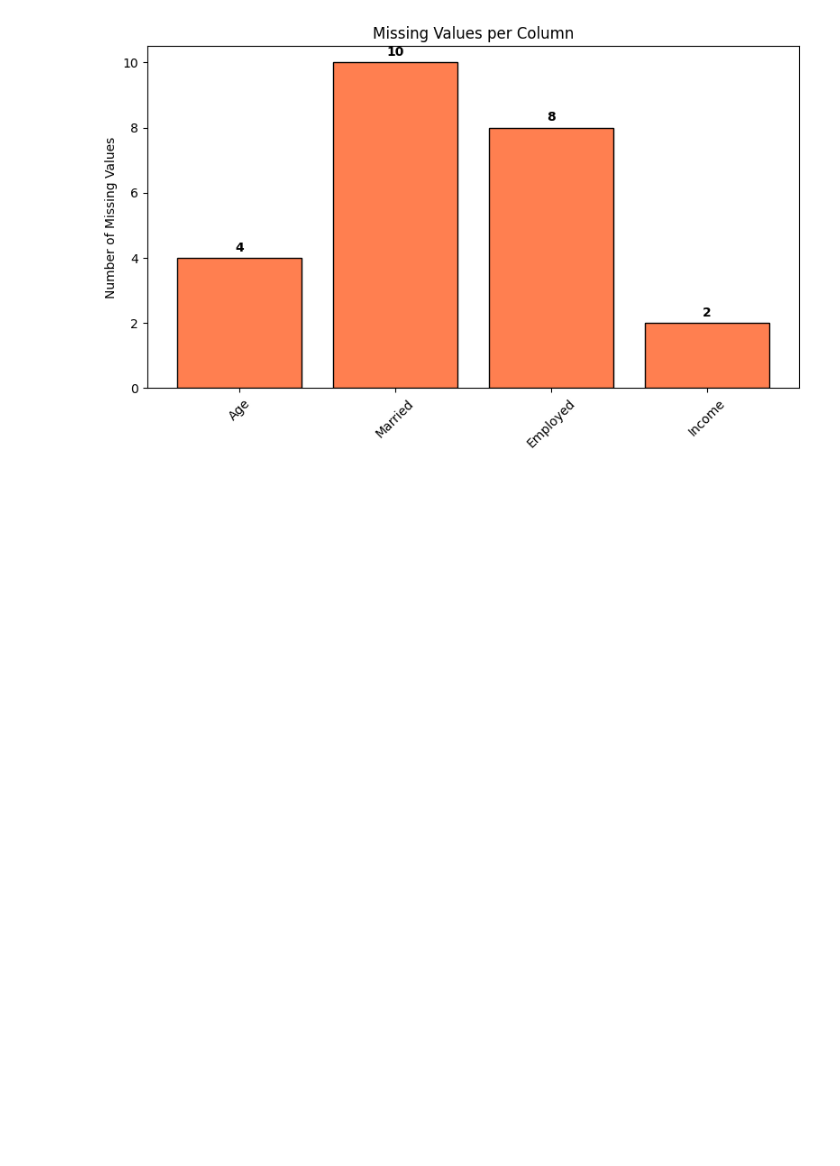
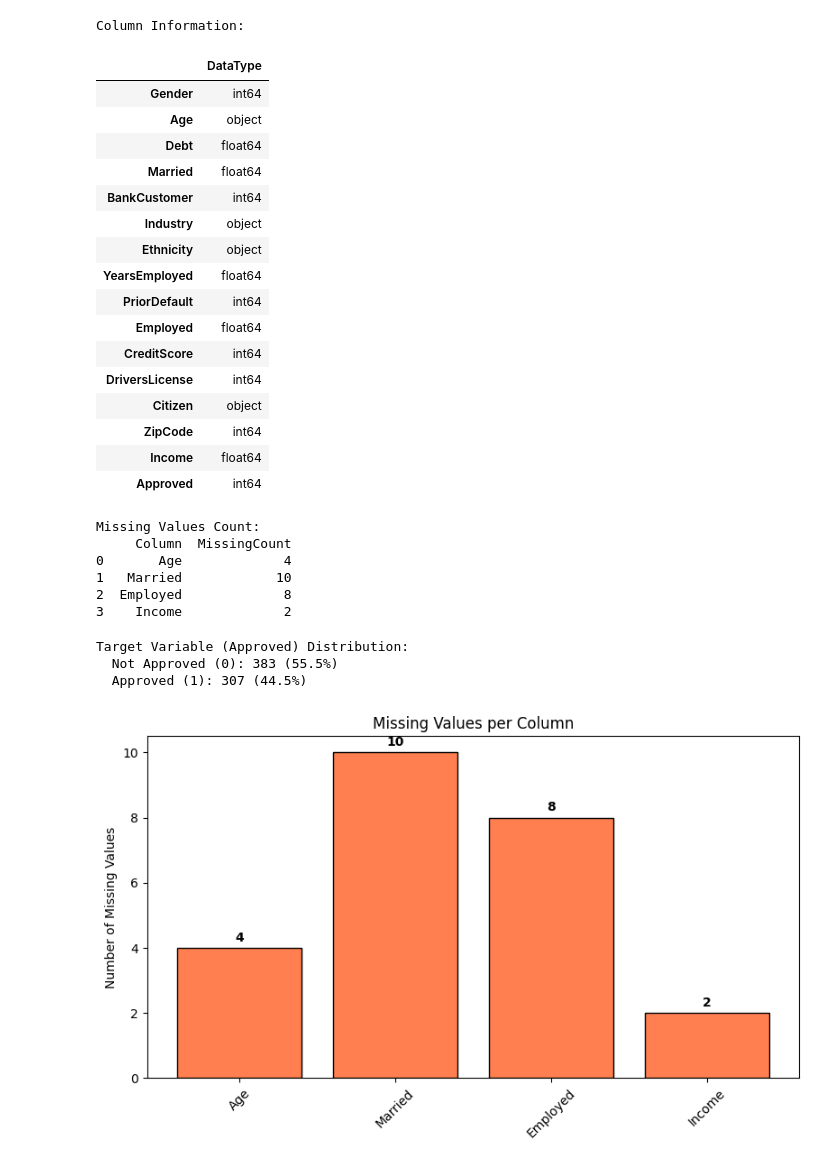
Before and after one commit to saheer-ASM/Machine-_Learning_Project, a Jupyter notebook: Model.ipynb, the cells around one changed output. Saved outputs shown, nothing was run; the diff lists cells and outputs as text; code cells hidden in the pictures; blank space fills up the shorter version.

```diff
--- a/Model.ipynb
+++ b/Model.ipynb
@@ -69,3 +46,52 @@ Target Variable (Approved) Distribution:
+# %%
+print("\nColumn Information:")
+df.dtypes.to_frame(name='DataType')
+# %% [output]
+Column Information:
+|  | DataType |
+| Gender | int64 |
+| Age | object |
+| Debt | float64 |
+| Married | float64 |
+| BankCustomer | int64 |
+| Industry | object |
+| Ethnicity | object |
+| YearsEmployed | float64 |
+| PriorDefault | int64 |
+| Employed | float64 |
+| CreditScore | int64 |
+| DriversLicense | int64 |
+| Citizen | object |
+| ZipCode | int64 |
+| Income | float64 |
+| Approved | int64 |
+# %%
+print("\nMissing Values Count:")
+
+missing_values = df.isnull().sum()
+missing_values = missing_values[missing_values > 0]
+if len(missing_values) > 0:
+    missing_table = missing_values.to_frame(name='MissingCount').reset_index()
+    missing_table = missing_table.rename(columns={'index':'Column'})
+    print(missing_table)
+else:
+    print("✓ No missing values found!")
+# %% [output]
+Missing Values Count:
+     Column  MissingCount
+0       Age             4
+1   Married            10
+2  Employed             8
+3    Income             2
+# %%
+print("\nTarget Variable (Approved) Distribution:")
+target_counts = df['Approved'].value_counts()
+print(f"  Not Approved (0): {target_counts.get(0, 0)} ({target_counts.get(0, 0)/len(df)*100:.1f}%)")
+print(f"  Approved (1): {target_counts.get(1, 0)} ({target_counts.get(1, 0)/len(df)*100:.1f}%)")
+# %% [output]
+Target Variable (Approved) Distribution:
+  Not Approved (0): 383 (55.5%)
+  Approved (1): 307 (44.5%)
 # %%
 missing_counts = df.isnull().sum()
 missing_counts = missing_counts[missing_counts > 0]
```
Also changed, not shown: parts of 13 cells of this notebook, 4 other files.
